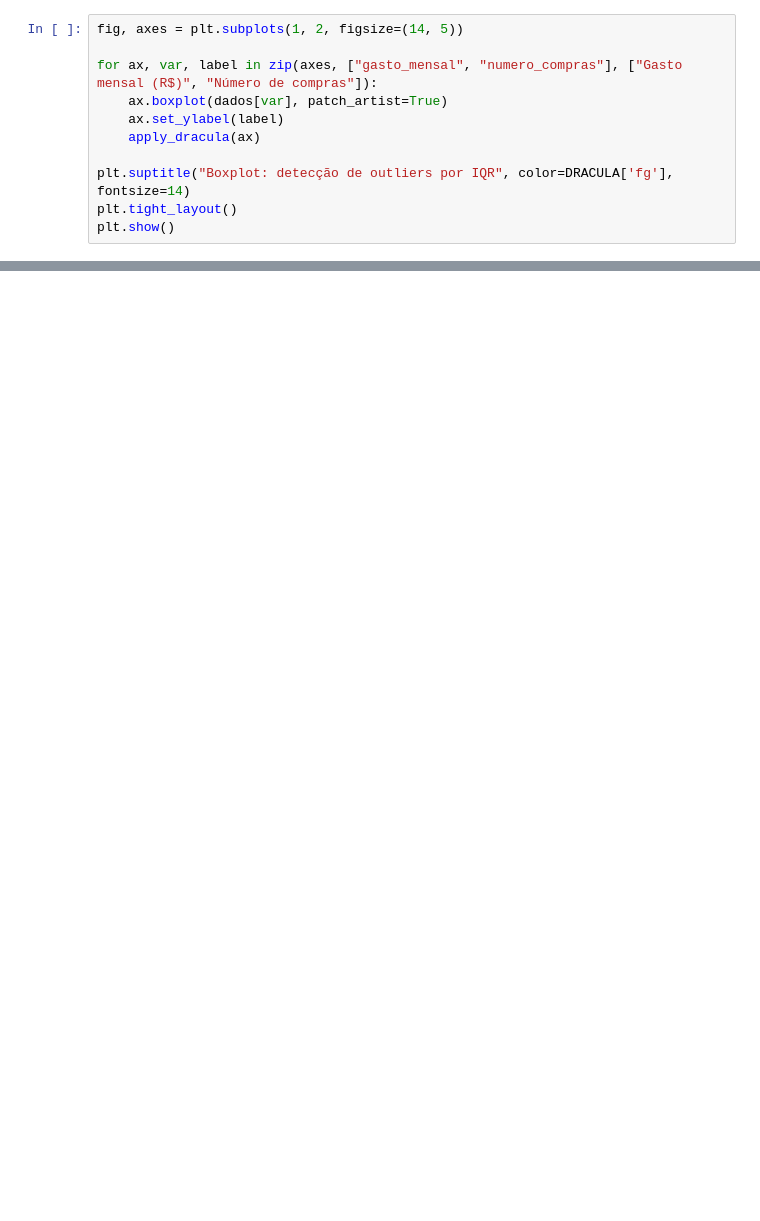
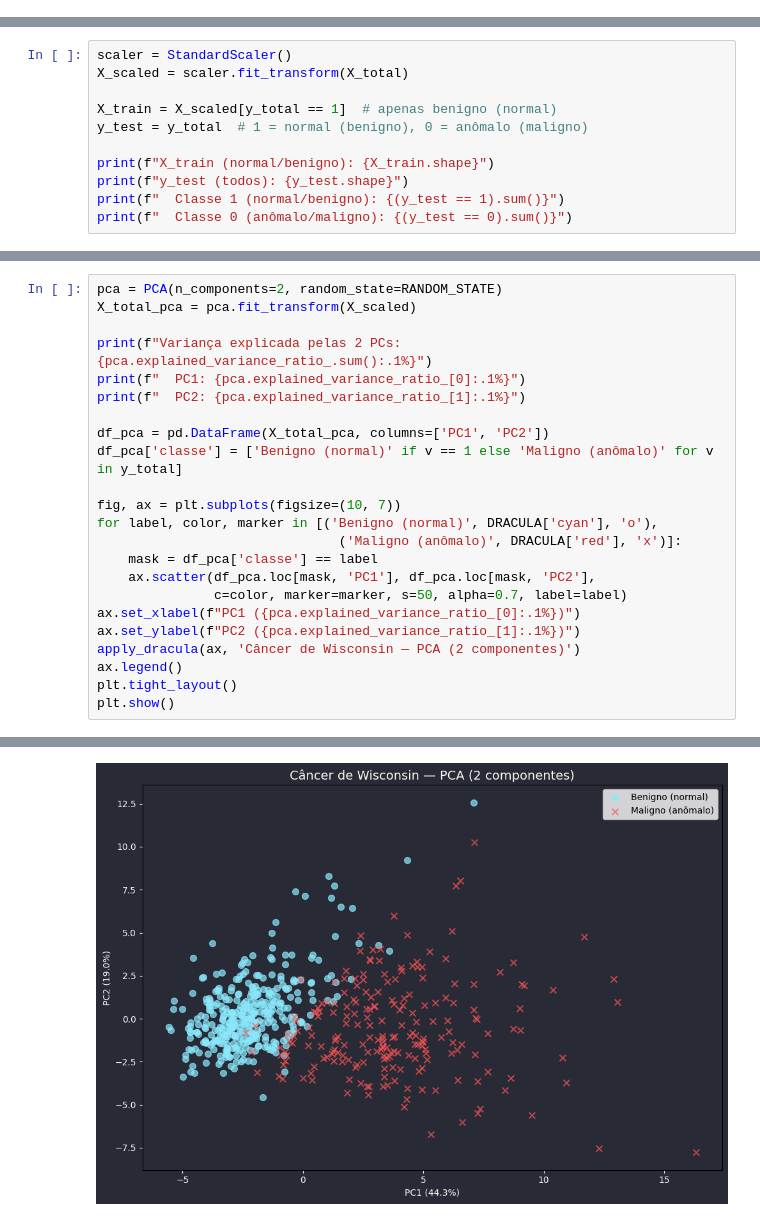
Before and after one commit to caiohamamura/reveal-cpvbcdd-202501, a Jupyter notebook: ciencia-dados/notebooks/aula13-deteccao-anomalias.ipynb, the cells around one changed output, grey strips where cells are left out. Drawn from its saved outputs; the diff is of its cells as text; blank space fills up the shorter version.

```diff
--- a/ciencia-dados/notebooks/aula13-deteccao-anomalias.ipynb
+++ b/ciencia-dados/notebooks/aula13-deteccao-anomalias.ipynb
@@ -142,11 +0,0 @@ print(f"  Limites: [{q1_c - 1.5*iqr_c:.1f}, {q3_c + 1.5*iqr_c:.1f}]")
-# %%
-fig, axes = plt.subplots(1, 2, figsize=(14, 5))
-
-for ax, var, label in zip(axes, ["gasto_mensal", "numero_compras"], ["Gasto mensal (R$)", "Número de compras"]):
-    ax.boxplot(dados[var], patch_artist=True)
-    ax.set_ylabel(label)
-    apply_dracula(ax)
-
-plt.suptitle("Boxplot: detecção de outliers por IQR", color=DRACULA['fg'], fontsize=14)
-plt.tight_layout()
-plt.show()
@@ -371,0 +88,11 @@ plt.show()
+# %%
+scaler = StandardScaler()
+X_scaled = scaler.fit_transform(X_total)
+
+X_train = X_scaled[y_total == 1]  # apenas benigno (normal)
+y_test = y_total  # 1 = normal (benigno), 0 = anômalo (maligno)
+
+print(f"X_train (normal/benigno): {X_train.shape}")
+print(f"y_test (todos): {y_test.shape}")
+print(f"  Classe 1 (normal/benigno): {(y_test == 1).sum()}")
+print(f"  Classe 0 (anômalo/maligno): {(y_test == 0).sum()}")
@@ -371,0 +106,24 @@ plt.show()
+# %%
+pca = PCA(n_components=2, random_state=RANDOM_STATE)
+X_total_pca = pca.fit_transform(X_scaled)
+
+print(f"Variança explicada pelas 2 PCs: {pca.explained_variance_ratio_.sum():.1%}")
+print(f"  PC1: {pca.explained_variance_ratio_[0]:.1%}")
+print(f"  PC2: {pca.explained_variance_ratio_[1]:.1%}")
+
+df_pca = pd.DataFrame(X_total_pca, columns=['PC1', 'PC2'])
+df_pca['classe'] = ['Benigno (normal)' if v == 1 else 'Maligno (anômalo)' for v in y_total]
+
+fig, ax = plt.subplots(figsize=(10, 7))
+for label, color, marker in [('Benigno (normal)', DRACULA['cyan'], 'o'),
+                               ('Maligno (anômalo)', DRACULA['red'], 'x')]:
+    mask = df_pca['classe'] == label
+    ax.scatter(df_pca.loc[mask, 'PC1'], df_pca.loc[mask, 'PC2'],
+               c=color, marker=marker, s=50, alpha=0.7, label=label)
+ax.set_xlabel(f"PC1 ({pca.explained_variance_ratio_[0]:.1%})")
+ax.set_ylabel(f"PC2 ({pca.explained_variance_ratio_[1]:.1%})")
+apply_dracula(ax, 'Câncer de Wisconsin — PCA (2 componentes)')
+ax.legend()
+plt.tight_layout()
+plt.show()
+# %% [output]
@@ -371,0 +133 @@ plt.show()
+[figure, added]
```
Also changed, not shown: parts of 56 cells of this notebook, 2 other files.
